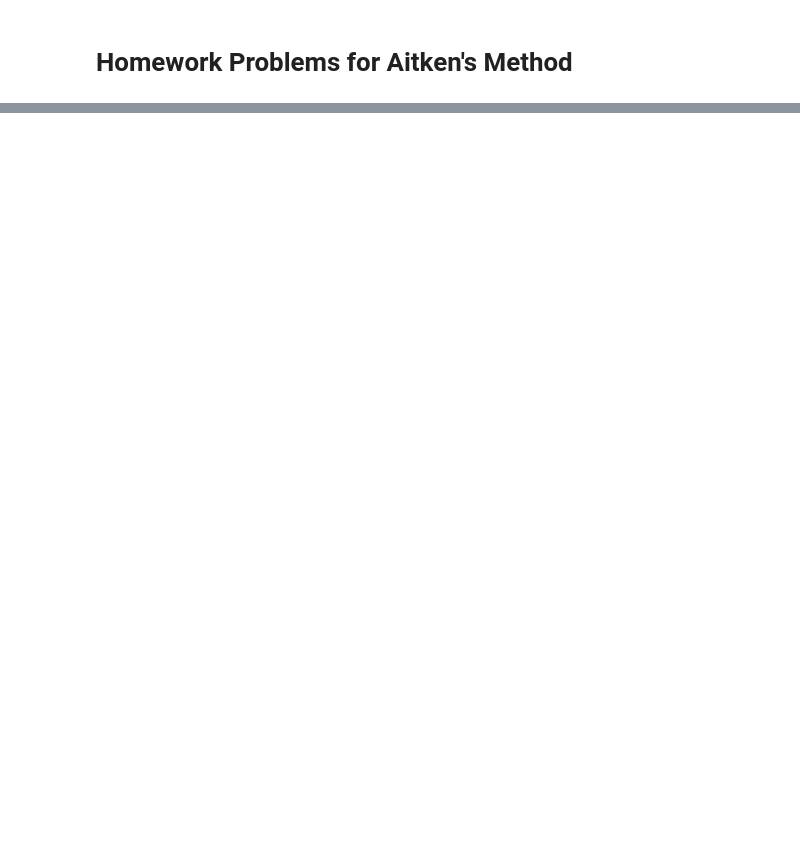
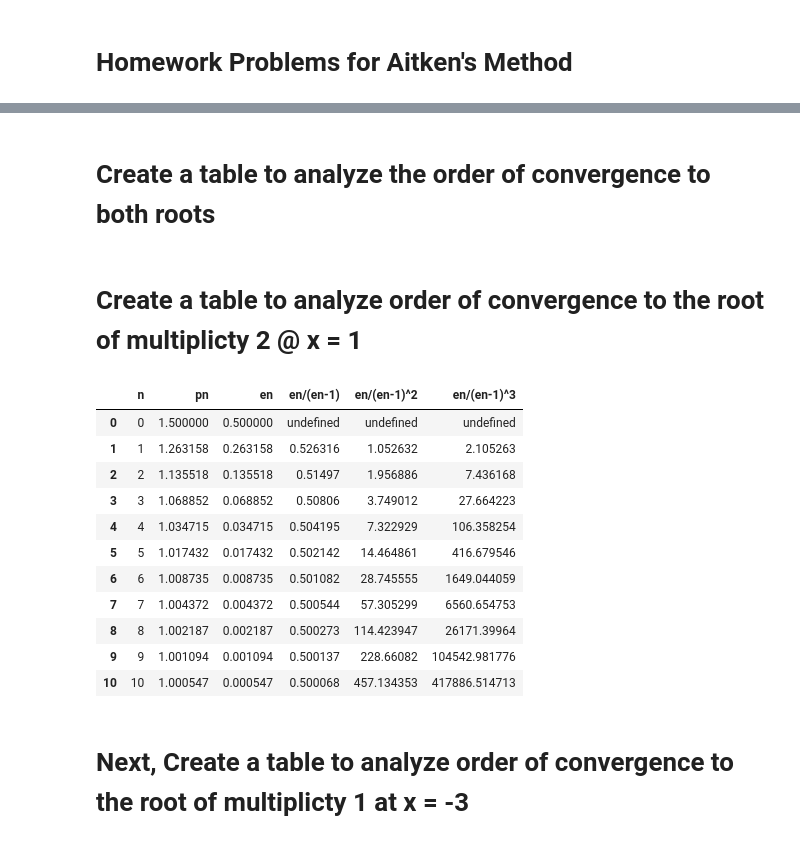
Before and after one commit to mnocerino23/Numerical-Analysis, a Jupyter notebook: 166_finalproject.ipynb, the cells around one changed output, grey strips where cells are left out. Cells and saved outputs as stored; diff of their text form; code cells hidden in the pictures; blank space fills up the shorter version.

```diff
--- a/166_finalproject.ipynb
+++ b/166_finalproject.ipynb
@@ -112,0 +37,56 @@ Steffensen's Method sequence:  [1.365265224, 1.3652300134]
+# %% [markdown]
+# Create a table to analyze the order of convergence to both roots
+# %% [markdown]
+# Create a table to analyze order of convergence to the root of multiplicty 2 @ x = 1
+# %%
+#create a table to analyze order of convergence to the root of multiplicty 2 x = 1
+import pandas as pd
+table = pd.DataFrame(columns = ['n', 'pn','en', 'en/(en-1)', 'en/(en-1)^2', 'en/(en-1)^3'])
+# %%
+col1 = [0]
+col2 = [1.5]
+col3 = [0.5]
+col4 = ["undefined"]
+col5 = ["undefined"]
+col6 = ["undefined"]
+# %%
+for i in range(10):
+  col1.append(i+1)
+  p_previous = col2[-1]
+  #each iteration of Newton's method performed by the next_p line
+  next_p = p_previous - (f(p_previous)/fprime(p_previous))
+  col2.append(next_p)
+
+  #accepted value of this root is x = 1
+  error = abs((1)-next_p)
+  previous_error = col3[-1]
+
+  col3.append(error)
+  col4.append(error/previous_error)
+  col5.append((error)/(previous_error**2))
+  col6.append((error)/((previous_error**3)))
+
+#populate the table
+table['n'] = col1
+table['pn'] = col2
+table['en'] = col3
+table['en/(en-1)'] = col4
+table['en/(en-1)^2'] = col5
+table['en/(en-1)^3'] = col6
+# %%
+table
+# %% [output]
+|  | n | pn | en | en/(en-1) | en/(en-1)^2 | en/(en-1)^3 |
+| 0 | 0 | 1.500000 | 0.500000 | undefined | undefined | undefined |
+| 1 | 1 | 1.263158 | 0.263158 | 0.526316 | 1.052632 | 2.105263 |
+| 2 | 2 | 1.135518 | 0.135518 | 0.51497 | 1.956886 | 7.436168 |
+| 3 | 3 | 1.068852 | 0.068852 | 0.50806 | 3.749012 | 27.664223 |
+| 4 | 4 | 1.034715 | 0.034715 | 0.504195 | 7.322929 | 106.358254 |
+| 5 | 5 | 1.017432 | 0.017432 | 0.502142 | 14.464861 | 416.679546 |
+| 6 | 6 | 1.008735 | 0.008735 | 0.501082 | 28.745555 | 1649.044059 |
+| 7 | 7 | 1.004372 | 0.004372 | 0.500544 | 57.305299 | 6560.654753 |
+| 8 | 8 | 1.002187 | 0.002187 | 0.500273 | 114.423947 | 26171.39964 |
+| 9 | 9 | 1.001094 | 0.001094 | 0.500137 | 228.66082 | 104542.981776 |
+| 10 | 10 | 1.000547 | 0.000547 | 0.500068 | 457.134353 | 417886.514713 |
+# %% [markdown]
+# Next, Create a table to analyze order of convergence to the root of multiplicty 1 at x = -3
```
Also changed, not shown: parts of 43 cells of this notebook.
